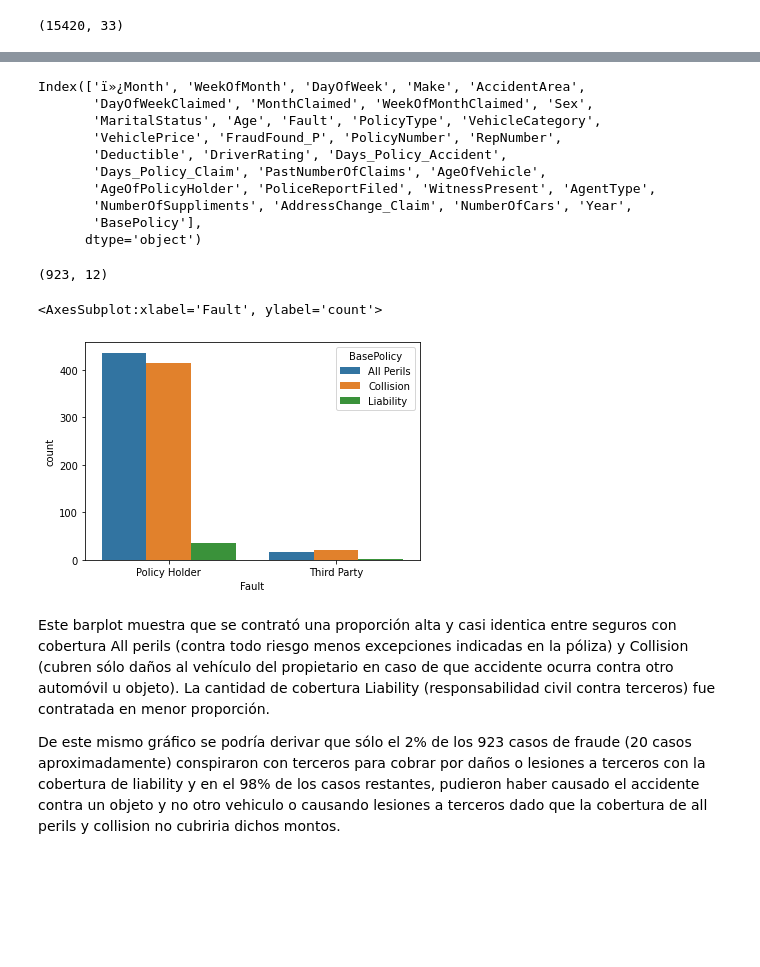
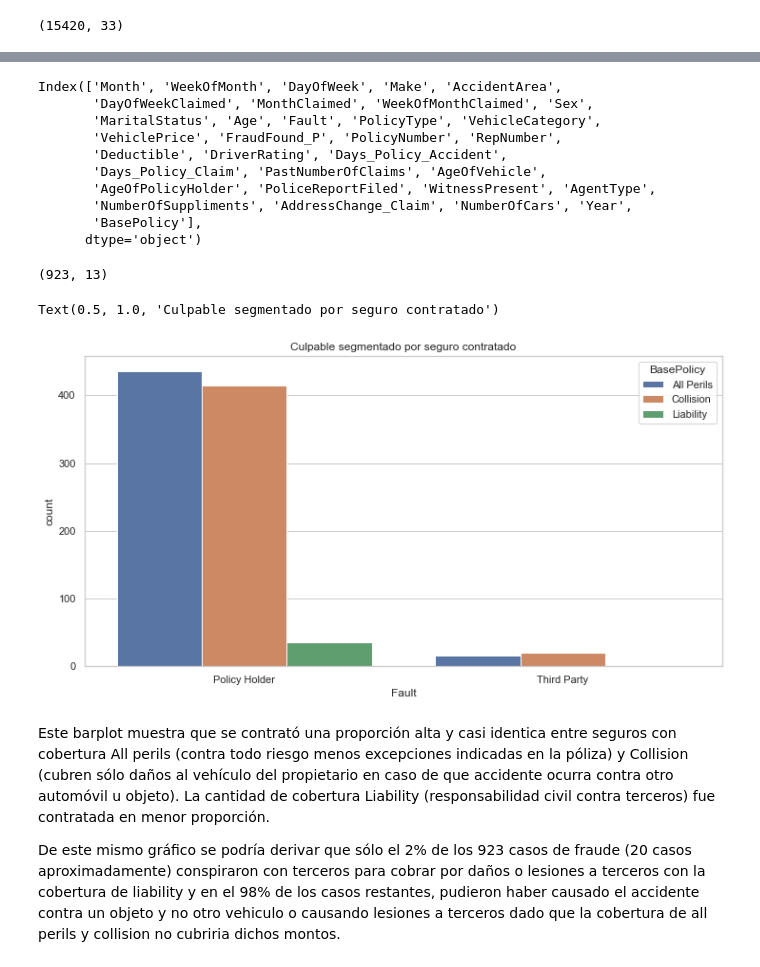
Before and after one commit to moniq0108/Entrega1-DataScience-Qin, a Jupyter notebook: PrimeraEntregaQin.ipynb, the cells around one changed output, grey strips where cells are left out. Drawn from its saved outputs; the diff is of its cells as text; code cells hidden in the pictures; blank space fills up the shorter version.

```diff
--- a/PrimeraEntregaQin.ipynb
+++ b/PrimeraEntregaQin.ipynb
@@ -108,0 +96,3 @@ Mounted at /content/gdrive
+# %%
+df= pd.read_csv(r'C:\Users\moniq\Downloads\Datascience\fraud_oracle.csv', sep=';')
+df.head()
@@ -150,0 +151,3 @@ Comenzamos realizando la preparación de los datos, con el objetivo de seleccion
+# %%
+df = df.drop_duplicates()
+print(df.shape)
@@ -164,7 +199,7 @@ df_fraud.head(5)
 # %%
 df_fraud.columns
 # %% [output]
-Index(['ï»¿Month', 'WeekOfMonth', 'DayOfWeek', 'Make', 'AccidentArea',
+Index(['Month', 'WeekOfMonth', 'DayOfWeek', 'Make', 'AccidentArea',
        'DayOfWeekClaimed', 'MonthClaimed', 'WeekOfMonthClaimed', 'Sex',
        'MaritalStatus', 'Age', 'Fault', 'PolicyType', 'VehicleCategory',
        'VehiclePrice', 'FraudFound_P', 'PolicyNumber', 'RepNumber',
@@ -176,18 +211,19 @@ Index(['ï»¿Month', 'WeekOfMonth', 'DayOfWeek', 'Make', 'AccidentArea',
       dtype='object')
 # %%
 #De este subdataset df_fraud, remuevo variables redundantes para analizar variables específicas que posibiliten identificar un perfil con caracteristicas comunes de quienes cometen fraude.
-df_fraud_cleaned = df_fraud.copy().drop(['ï»¿Month','WeekOfMonth','DayOfWeek','DayOfWeekClaimed', 'MonthClaimed', 'Age','PolicyType','VehiclePrice', 'WeekOfMonthClaimed','PolicyNumber', 'RepNumber','Deductible','DriverRating', 'Days_Policy_Accident',
-       'Days_Policy_Claim','AccidentArea','Year','PoliceReportFiled', 'WitnessPresent', 'AgentType',
+df_fraud_cleaned = df_fraud.copy().drop(['Month','WeekOfMonth','DayOfWeek','DayOfWeekClaimed', 'MonthClaimed', 'Age','PolicyType','VehiclePrice', 'WeekOfMonthClaimed','PolicyNumber', 'RepNumber','Deductible','DriverRating', 'Days_Policy_Accident','AccidentArea','Year','PoliceReportFiled', 'WitnessPresent', 'AgentType',
        'NumberOfSuppliments'], axis=1)
 # %%
 df_fraud_cleaned.shape
 # %% [output]
-(923, 12)
+(923, 13)
 # %%
+plt.figure(figsize=(12, 6))
 sns.countplot(x='Fault', hue='BasePolicy', data=df_fraud_cleaned)
+plt.title("Culpable segmentado por seguro contratado")
 # %% [output]
-<AxesSubplot:xlabel='Fault', ylabel='count'>
+Text(0.5, 1.0, 'Culpable segmentado por seguro contratado')
-[figure, old version]
+[figure, new version]
 # %% [markdown]
 Este barplot muestra que se contrató una proporción alta y casi identica entre seguros con cobertura All perils (contra todo riesgo menos excepciones indicadas en la póliza) y Collision (cubren sólo daños al vehículo del propietario en caso de que accidente ocurra contra otro automóvil u objeto).
 La cantidad de cobertura Liability (responsabilidad civil contra terceros) fue contratada en menor proporción.
```
Also changed, not shown: parts of 30 cells of this notebook.
